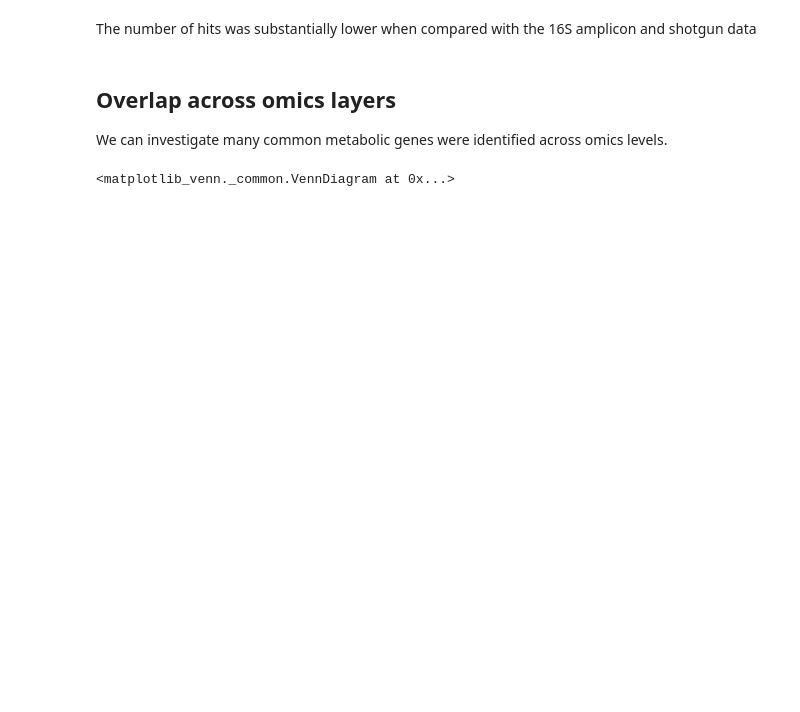
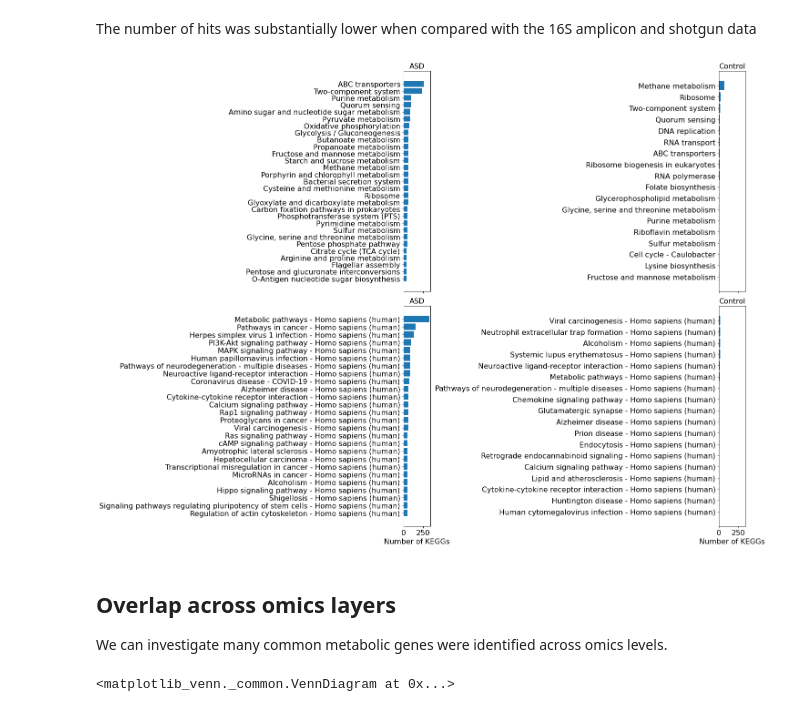
Before and after one commit to mortonjt/asd_multiomics_analyses, a Jupyter notebook: ipynb/2e-A-gather-compounds.ipynb, the cells around one changed output. Saved outputs shown, nothing was run; the diff lists cells and outputs as text; code cells hidden in the pictures; blank space fills up the shorter version.

```diff
--- a/ipynb/2e-A-gather-compounds.ipynb
+++ b/ipynb/2e-A-gather-compounds.ipynb
@@ -300,5 +375,57 @@ plt.tight_layout()
 # %% [markdown]
 The number of hits was substantially lower when compared with the 16S amplicon and shotgun data
+# %%
+fig, ax = plt.subplots(2, 2, figsize=(20, 15), sharex=True)
+
+ls = 16
+pwy_counts = sig_asd_wgs['Name']
+pwy_counts = pwy_counts.value_counts()
+pwy_counts = pwy_counts.sort_values(ascending=True)
+
+# only focus on highly representive pathways
+pwy_counts = pwy_counts.loc[pwy_counts > 40]
+ax[0][0].barh(pwy_counts.index, pwy_counts.values)
+#ax[0][0].set_xlabel('Number of KEGGs', fontsize=16)
+ax[0][0].set_title('ASD', fontsize=ls)
+
+pwy_counts = sig_con_wgs['Name']
+pwy_counts = pwy_counts.value_counts()
+pwy_counts = pwy_counts.sort_values(ascending=True)
+# only focus on highly representive pathways
+pwy_counts = pwy_counts.loc[pwy_counts > 5]
+ax[0][1].barh(pwy_counts.index, pwy_counts.values)
+#ax[0][1].set_xlabel('Number of KEGGs', fontsize=16)
+ax[0][1].set_title('Control', fontsize=ls)
+
+plt.tight_layout()
+
+pwy_counts = sig_asd_rna['Name']
+pwy_counts = pwy_counts.value_counts()
+pwy_counts = pwy_counts.sort_values(ascending=True)
+# only focus on highly representive pathways
+pwy_counts = pwy_counts.loc[pwy_counts > 50]
+ax[1][0].barh(pwy_counts.index, pwy_counts.values)
+ax[1][0].set_xlabel('Number of KEGGs', fontsize=16)
+ax[1][0].set_title('ASD', fontsize=ls)
+
+pwy_counts = sig_con_rna['Name']
+pwy_counts = pwy_counts.value_counts()
+pwy_counts = pwy_counts.sort_values(ascending=True)
+# only focus on highly representive pathways
+pwy_counts = pwy_counts.loc[pwy_counts > 3]
+ax[1][1].barh(pwy_counts.index, pwy_counts.values)
+ax[1][1].set_xlabel('Number of KEGGs', fontsize=16)
+ax[1][1].set_title('Control', fontsize=ls)
+
+for i in range(2):
+    for j in range(2):
+        ax[i][j].tick_params(axis='y', labelsize=16)
+        ax[i][j].tick_params(axis='x', labelsize=16)
+
+
+plt.tight_layout()
+# %% [output]
+[figure, added]
 # %% [markdown]
 ## Overlap across omics layers
 
```
Also changed, not shown: parts of 8 cells of this notebook, 48 other files.
